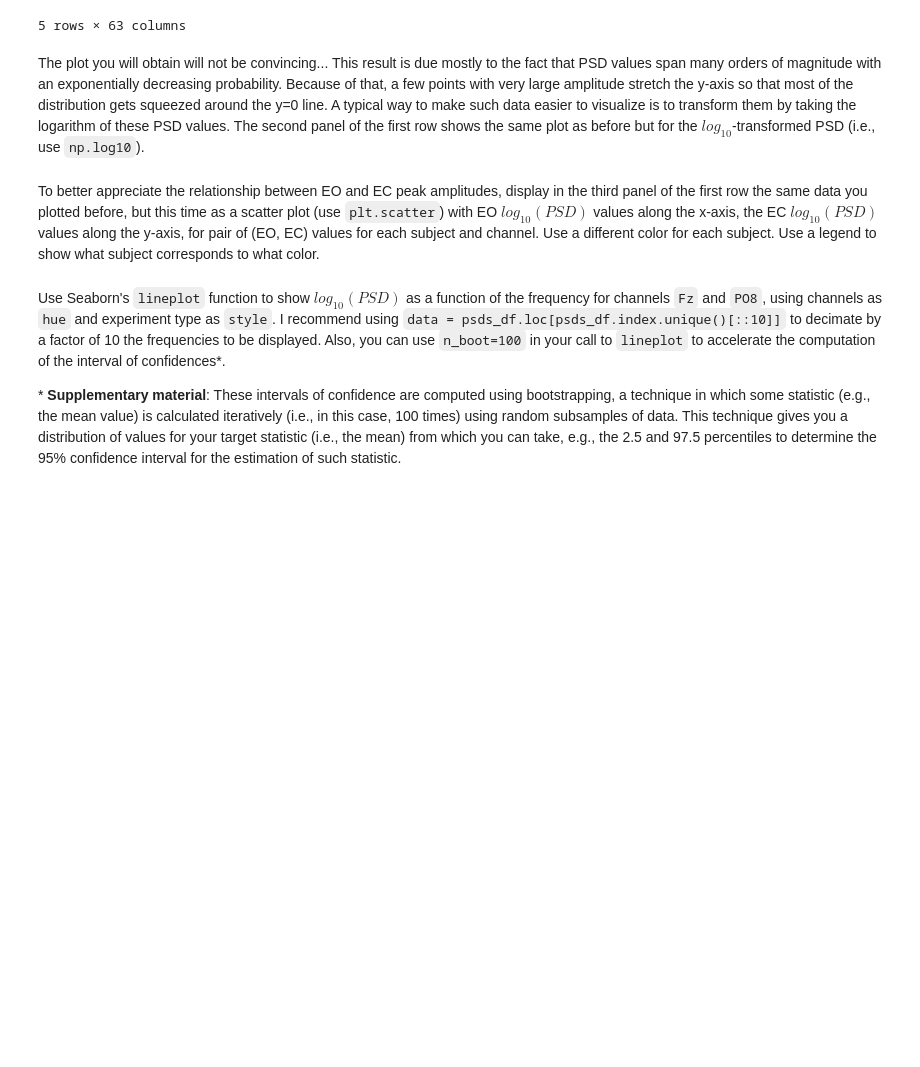
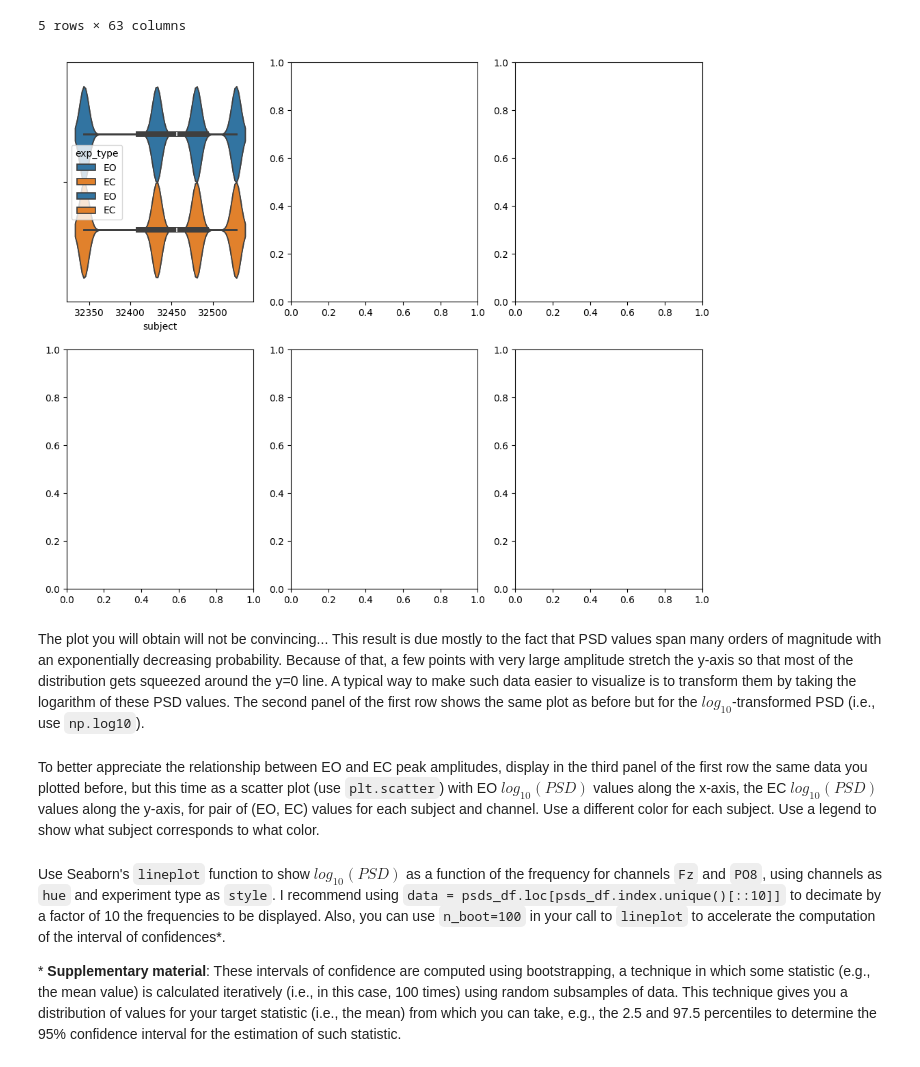
Before and after one commit to kfrancis2017/csce556-labs, a Jupyter notebook: CSCE556_Lab4.ipynb, the cells around one changed output. Cells and saved outputs as stored; diff of their text form; code cells hidden in the pictures; blank space fills up the shorter version.

```diff
--- a/CSCE556_Lab4.ipynb
+++ b/CSCE556_Lab4.ipynb
@@ -61,3 +57,12 @@ psds_df.head()
+# %%
+##### insert your code #####
+#psds_df = psds_df.reset_index()
+melted_psds_df = pd.melt(psds_df, id_vars=['frequencies', 'subject', 'exp_type'], value_vars=psds_df.columns.tolist())
+sns.violinplot(data=melted_psds_df[melted_psds_df['frequencies'] == 9.7], x=melted_psds_df['subject'], hue=melted_psds_df['exp_type'], ax=axes[0,0])
+fig
+############################
+# %% [output]
+[figure, added]
 # %% [markdown]
 The plot you will obtain will not be convincing... This result is due mostly to the fact that PSD values span many orders of magnitude with an exponentially decreasing probability. Because of that, a few points with very large amplitude stretch the y-axis so that most of the distribution gets squeezed around the y=0 line. A typical way to make such data easier to visualize is to transform them by taking the logarithm of these PSD values. The second panel of the first row shows the same plot as before but for the $log_{10}$-transformed PSD (i.e., use `np.log10`).
 # %%
```
Also changed, not shown: parts of 1 cell of this notebook.
